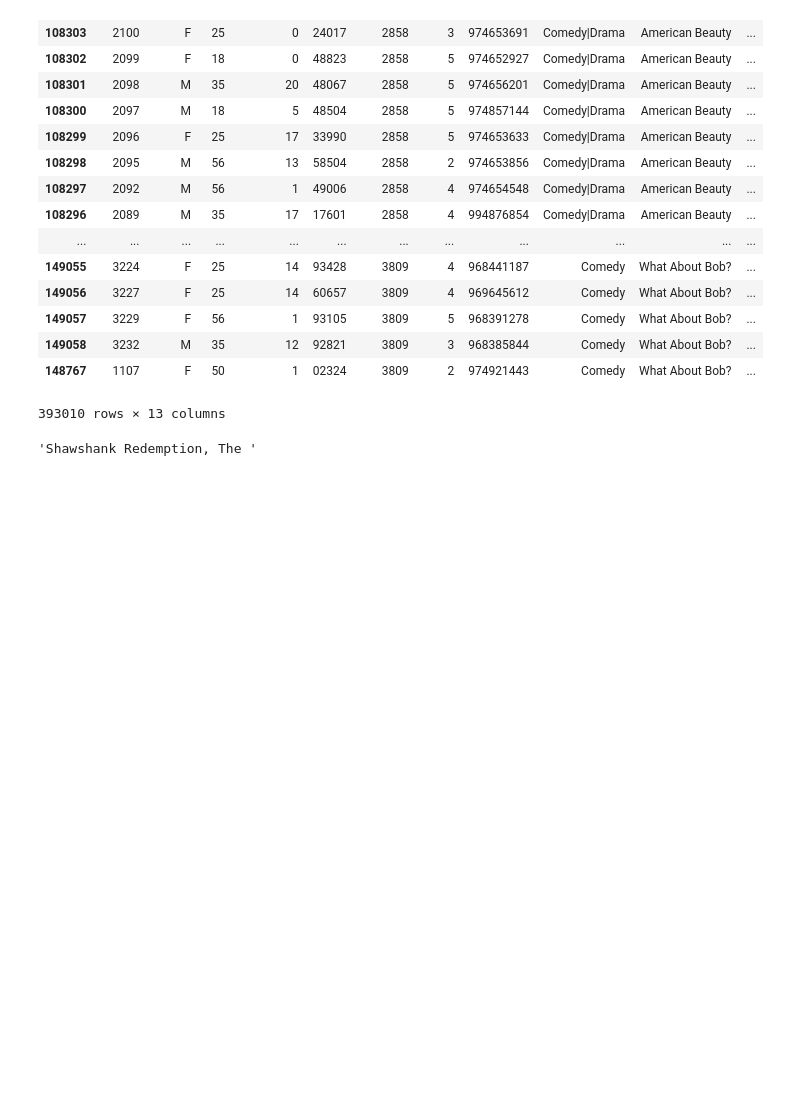
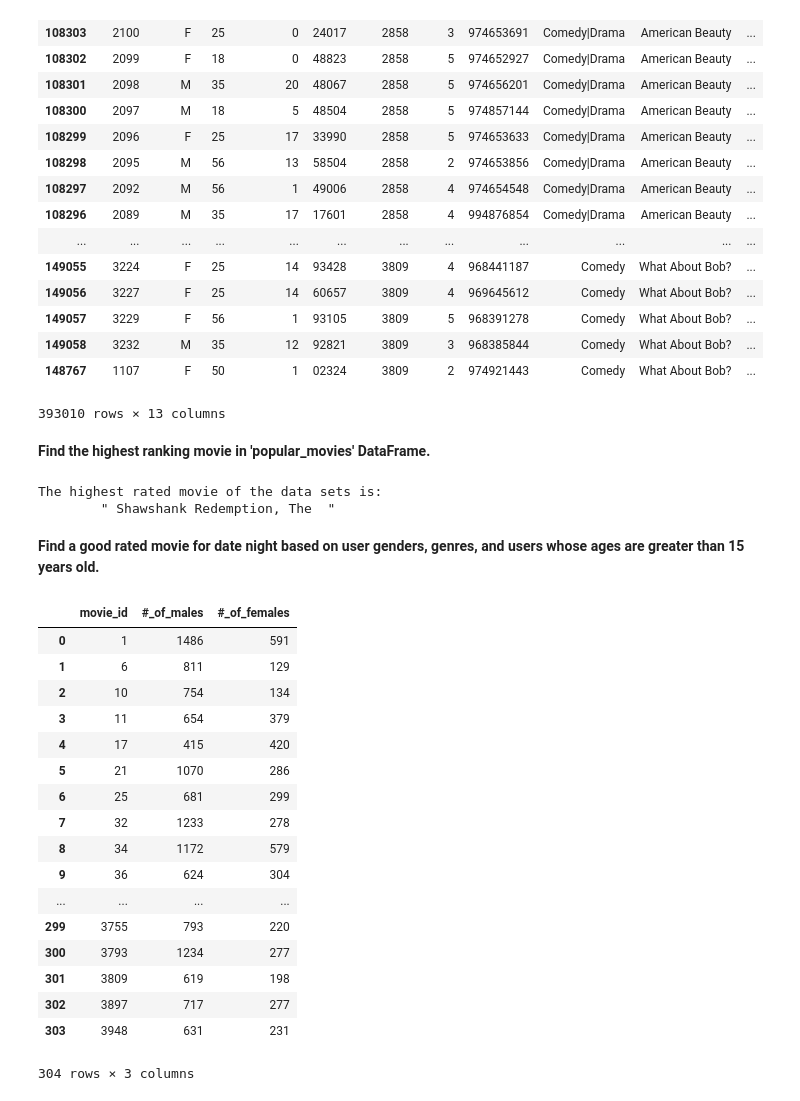
Before and after one commit to jmoakle2/CSC-505_2018_Assignment, a Jupyter notebook: Assignment_2/src/Oakley_Assignment_2_Part_1.ipynb, the cells around one changed output. Saved outputs shown, nothing was run; the diff lists cells and outputs as text; code cells hidden in the pictures; blank space fills up the shorter version.

```diff
--- a/Assignment_2/src/CSC-505_2018_Assignment2_P1.ipynb
+++ b/Assignment_2/src/Oakley_Assignment_2_Part_1.ipynb
@@ -160,7 +171,39 @@ popular_movies
 | 149058 | 3232 | M | 35 | 12 | 92821 | 3809 | 3 | 968385844 | Comedy | What About Bob? | ... |
 | 148767 | 1107 | F | 50 | 1 | 02324 | 3809 | 2 | 974921443 | Comedy | What About Bob? | ... |
 393010 rows × 13 columns
+# %% [markdown]
+**Find the highest ranking movie in 'popular_movies' DataFrame.**
 # %%
-popular_movies[(popular_movies['overall_rating'] == np.max(popular_movies['overall_rating']))].title.mode().item()
+highest_rank = popular_movies[(popular_movies['overall_rating'] == np.max(popular_movies['overall_rating']))].title.mode().item()
+print("The highest rated movie of the data sets is:\n\t\"",highest_rank,"\"")
 # %% [output]
-'Shawshank Redemption, The '
+The highest rated movie of the data sets is:
+        " Shawshank Redemption, The  "
+# %% [markdown]
+**Find a good rated movie for date night based on user genders, genres, and users whose ages are greater than 15 years old.**
+# %%
+grouped_pop_movies = pd.DataFrame({'movie_id':[movie_id for movie_id,group in popular_movies.groupby('movie_id')]
+                                  ,'#_of_males':[len(group[group['gender'] == 'M'])
+                                                 for movie_id,group in popular_movies.groupby('movie_id')]
+                                  ,'#_of_females':[len(group[group['gender'] == 'F'])
+                                                   for movie_id,group in popular_movies.groupby('movie_id')]})
+grouped_pop_movies
+# %% [output]
+|  | movie_id | #_of_males | #_of_females |
+| 0 | 1 | 1486 | 591 |
+| 1 | 6 | 811 | 129 |
+| 2 | 10 | 754 | 134 |
+| 3 | 11 | 654 | 379 |
+| 4 | 17 | 415 | 420 |
+| 5 | 21 | 1070 | 286 |
+| 6 | 25 | 681 | 299 |
+| 7 | 32 | 1233 | 278 |
+| 8 | 34 | 1172 | 579 |
+| 9 | 36 | 624 | 304 |
+| ... | ... | ... | ... |
+| 299 | 3755 | 793 | 220 |
+| 300 | 3793 | 1234 | 277 |
+| 301 | 3809 | 619 | 198 |
+| 302 | 3897 | 717 | 277 |
+| 303 | 3948 | 631 | 231 |
+304 rows × 3 columns
```
Also changed, not shown: parts of 11 cells of this notebook.
